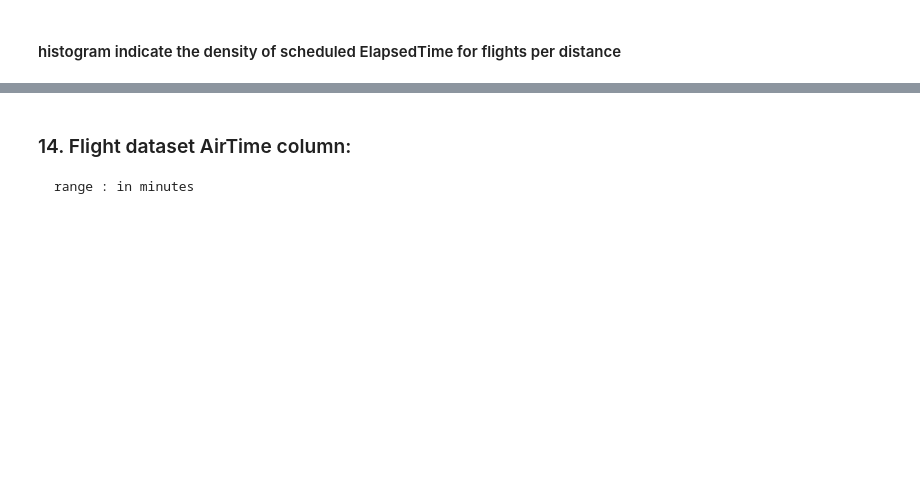
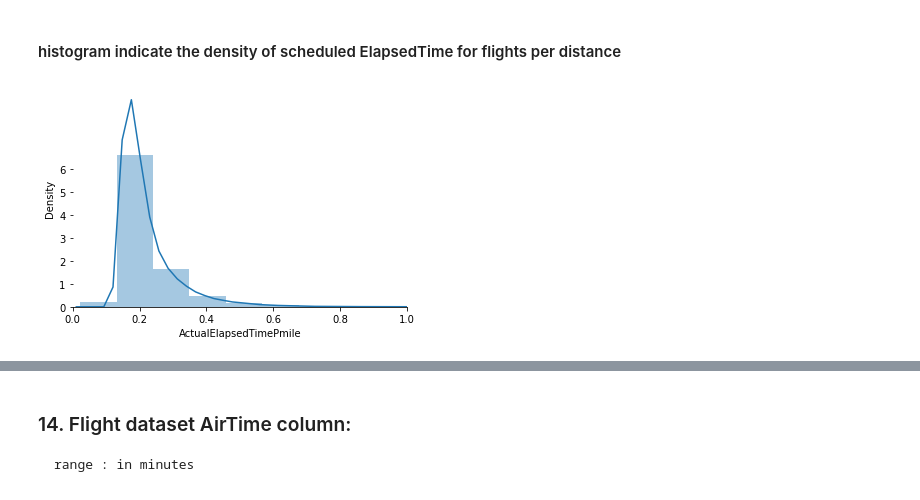
Before and after one commit to mlotfic/Communicate-Dtata-Finding, a Jupyter notebook: notebooks/exploration.ipynb, the cells around one changed output, grey strips where cells are left out. Drawn from its saved outputs; the diff is of its cells as text; code cells hidden in the pictures; blank space fills up the shorter version.

```diff
--- a/notebooks/exploration.ipynb
+++ b/notebooks/exploration.ipynb
@@ -1212,7 +1271,9 @@ plt.xlim(left=0);  # adjust the left leaving right unchanged
 # %% [markdown]
 #### histogram indicate the density of scheduled ElapsedTime for flights per distance
 # %%
-plot_hist(flights['CRSElapsedTimePmile'], 1, scale=1, x_right=1, x_left=0)
+plot_hist(flights['CRSElapsedTimePmile'], 1, scale=1)
+# %% [output]
+[figure, added]
 # %%
 sns.distplot(flights['CRSElapsedTimePmile']);
 plt.xlim(right=1);  # adjust the right leaving left unchanged
```
Also changed, not shown: parts of 17 cells of this notebook, 1 other file.
